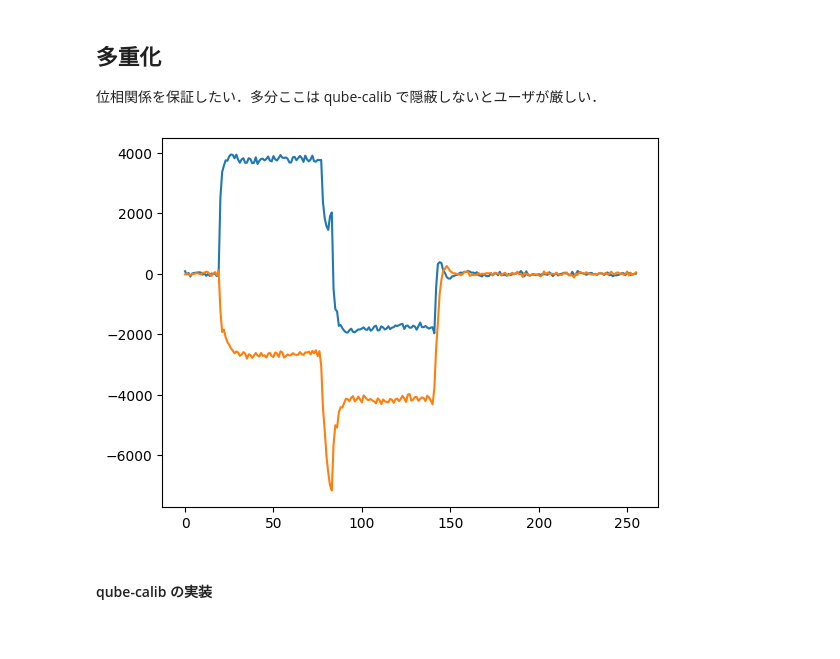
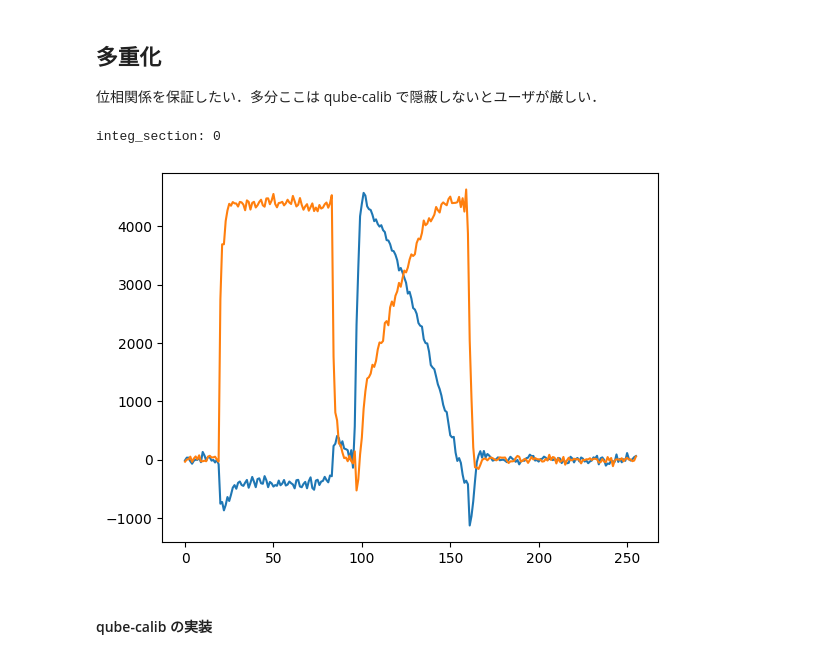
Before and after one commit to qiqb-osaka/qube-calib, a Jupyter notebook: QubeCalibMemo.ipynb, the cells around one changed output. Saved outputs shown, nothing was run; the diff lists cells and outputs as text; code cells hidden in the pictures.

```diff
--- a/QubeCalibMemo.ipynb
+++ b/QubeCalibMemo.ipynb
@@ -1714,8 +1714,8 @@ with e7awgsw.AwgCtrl(qube.ipfpga) as ac, e7awgsw.CaptureCtrl(qube.ipfpga) as cc:
     cc.wait_for_capture_units_to_stop(10, u)
     cc.check_err(u)
 
-    cc.wait_for_capture_units_to_stop(10, u)
-    cc.check_err(u)
+    # cc.wait_for_capture_units_to_stop(10, u)
+    # cc.check_err(u)
 
     l = p.num_integ_sections
     m = len(p.sum_section_list)
@@ -1881,58 +1881,65 @@ kwargs = {
     'num_repeats': 1,
 }
 
-w1 = e7awgsw.WaveSequence(num_wait_words=16,num_repeats=1) # 1 word = 4 samples = 8 ns
+w1 = e7awgsw.WaveSequence(num_wait_words=0,num_repeats=1) # 1 word = 4 samples = 8 ns
 w1.add_chunk(**kwargs)
 
 iq = np.ones(16*4).astype(complex)
-m = qube2.port0.awg0.modulation_frequency(mhz=9996) # mhz
+m = qube2.port0.awg0.modulation_frequency(mhz=9998) # mhz
 t = np.arange(0,len(iq)) * 2 # sampling points [ns]
 iq *= np.exp(1j*2*np.pi*m*t*1e+6*1e-9)
 
 kwargs = {
     'iq_samples': conv_iqsamples(0.05 * 32767 * iq),
     'num_blank_words': 0,
     'num_repeats': 1,
 }
 
 w2 = e7awgsw.WaveSequence(num_wait_words=16,num_repeats=1) # 1 word = 4 samples = 8 ns
 w2.add_chunk(**kwargs)
 
 p1 = e7awgsw.CaptureParam()
 p1.num_integ_sections = 1
 p1.add_sum_section(num_words=64, num_post_blank_words=1)
-p1.capture_delay = 8*16 # n * 16 でアライメントされる
+p1.capture_delay = 7*16 # n * 16 でアライメントされる
 
 p2 = e7awgsw.CaptureParam()
 p2.num_integ_sections = 1
 p2.add_sum_section(num_words=64, num_post_blank_words=1)
-p2.capture_delay = 8*16 # n * 16 でアライメントされる
+p2.capture_delay = 7*16 # n * 16 でアライメントされる
 
 setup = (
     (qube1.port0.awg0, w1),
     (qube2.port0.awg0, w2),
     (qube1.port1.capt.unit0, p1),
     # (qube1.port12.capt.unit0, p2),
 )
 
-rets = {k:[] for k,v in setup if isinstance(k,qc.qube.UNIT)}
+rets = {}
 for i in tqdm.tqdm(range(num_repeats)):
     with redirect_stdout(open(os.devnull, 'w')):
-        d = be.send_recv(*setup,delay=0.2)
-        for k,v in d.items():
-            rets[k].append(v)
+        r = be.send_recv(*setup,delay=0.2)
+        for k, v in r.items():
+            if k in rets:
+                rets[k] = [np.dstack([rr, vv]) for vv, rr in zip(v,rets[k])]
+            else:
+                rets[k] = [vv.reshape(vv.shape[0], 1, vv.shape[1]) for vv in v]
 
-offset = 64
+qube1.port1.capt.ssb = qc.qube.SSB.USB
 for k, v in rets.items():
-    for o in v:
-        m = k.capt.modulation_frequency(mhz=9996) # mhz
-        t = np.arange(0,len(o)) * 2 # sampling points [ns]
-        o *= np.exp(-1j*2*np.pi*m*t*1e+6*1e-9)
-        plt.plot(np.real(o))
-        plt.plot(np.imag(o))
-plt.show()
+    m = k.capt.modulation_frequency(mhz=9996)
+    for vv in v: # for sum_section loop
+        t = np.arange(0,vv.shape[0]) * 2 # timestamp [ns]
+        d = np.exp(-1j*2*np.pi*(m*1e+6)*(t*1e-9))
+        d = d.reshape(vv.shape[0],vv.shape[2])
+        for j in range(vv.shape[1]): # for integ_section loop
+            print('integ_section:', j)
+            plt.plot(np.real(vv[:,j,:] * d))
+            plt.plot(np.imag(vv[:,j,:] * d))
+            plt.show()
 # %% [output]
+integ_section: 0
-[figure, old version]
+[figure, new version]
 # %% [markdown]
 #### qube-calib の実装
 # %%
```
Also changed, not shown: parts of 13 cells of this notebook.
